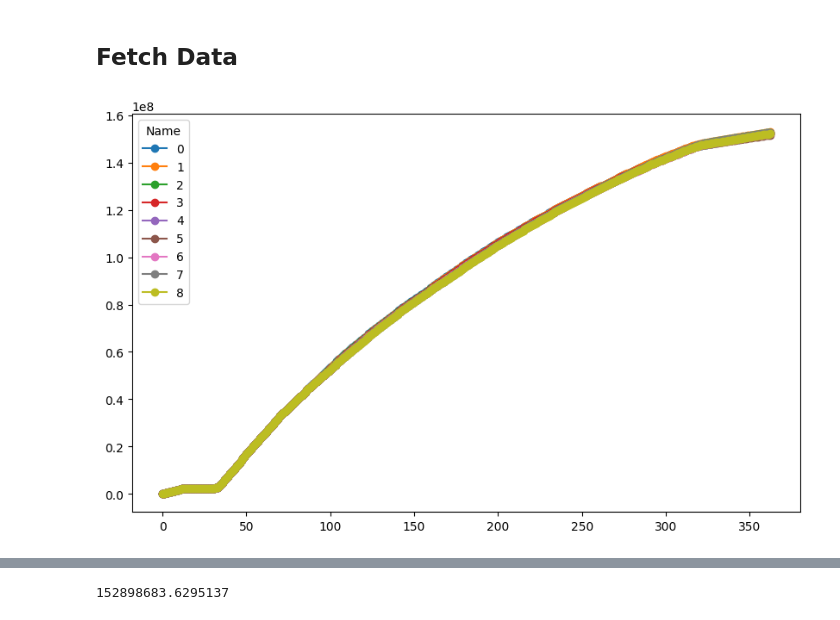
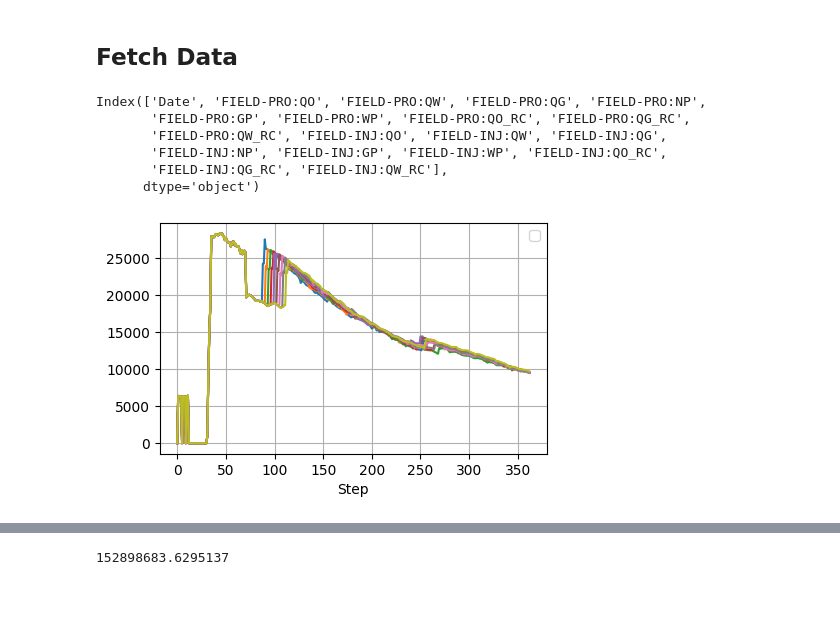
Before and after one commit to TiagoCAAmorim/SimModels, a Jupyter notebook: Unisim_iv_2024/dat/sens/data_analysis.ipynb, the cells around one changed output, grey strips where cells are left out. Drawn from its saved outputs; the diff is of its cells as text; code cells hidden in the pictures.

```diff
--- a/Unisim_iv_2024/dat/sens/data_analysis.ipynb
+++ b/Unisim_iv_2024/dat/sens/data_analysis.ipynb
@@ -105,18 +220,21 @@ def make_composite_df(indexes, column, all_data=False):
     for i in indexes[1:]:
         new_df.loc[i] = get_df(i, all_data=all_data)[column].transpose()
     return new_df
+# %%
+get_df(0).columns
+# %% [output]
+Index(['Date', 'FIELD-PRO:QO', 'FIELD-PRO:QW', 'FIELD-PRO:QG', 'FIELD-PRO:NP',
+       'FIELD-PRO:GP', 'FIELD-PRO:WP', 'FIELD-PRO:QO_RC', 'FIELD-PRO:QG_RC',
+       'FIELD-PRO:QW_RC', 'FIELD-INJ:QO', 'FIELD-INJ:QW', 'FIELD-INJ:QG',
+       'FIELD-INJ:NP', 'FIELD-INJ:GP', 'FIELD-INJ:WP', 'FIELD-INJ:QO_RC',
+       'FIELD-INJ:QG_RC', 'FIELD-INJ:QW_RC'],
+      dtype='object')
 # %%
-df = make_composite_df(indexes=get_indexes({'prior':1}), column='FIELD-PRO:NP')
-
-df_pivot = df.transpose()
-
-df_pivot.plot(kind='line', marker='o', figsize=(10, 6))
-# plt.xlabel('Year')
-# plt.ylabel('Weight')
-# plt.title('Weight Development Over Years')
-plt.legend(title='Name')
-
-# Show the plot
+df = make_composite_df(indexes=get_indexes({'prior':48}), column='FIELD-PRO:QO')
+df.transpose().plot(kind='line', figsize=(5, 3))
+plt.xlabel('Step')
+plt.legend([])
+plt.grid()
 plt.show()
 # %% [output]
-[figure, old version]
+[figure, new version]
```
Also changed, not shown: parts of 11 cells of this notebook.
